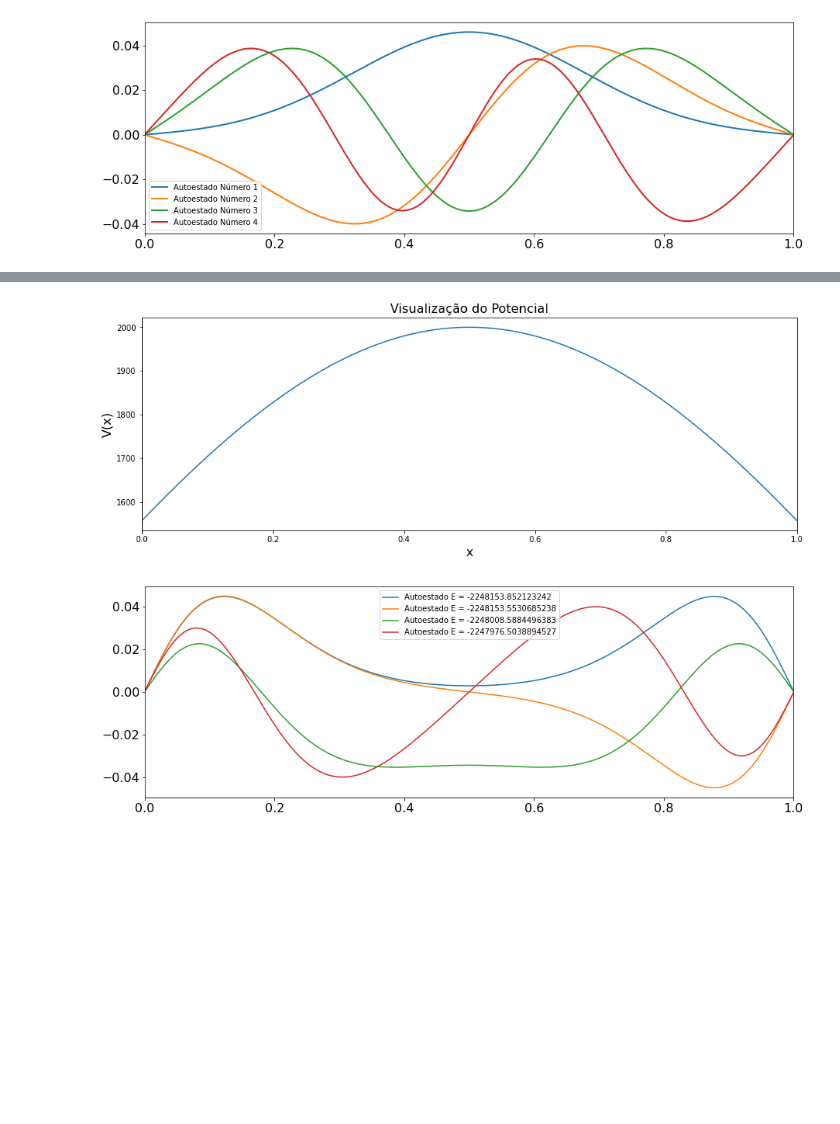
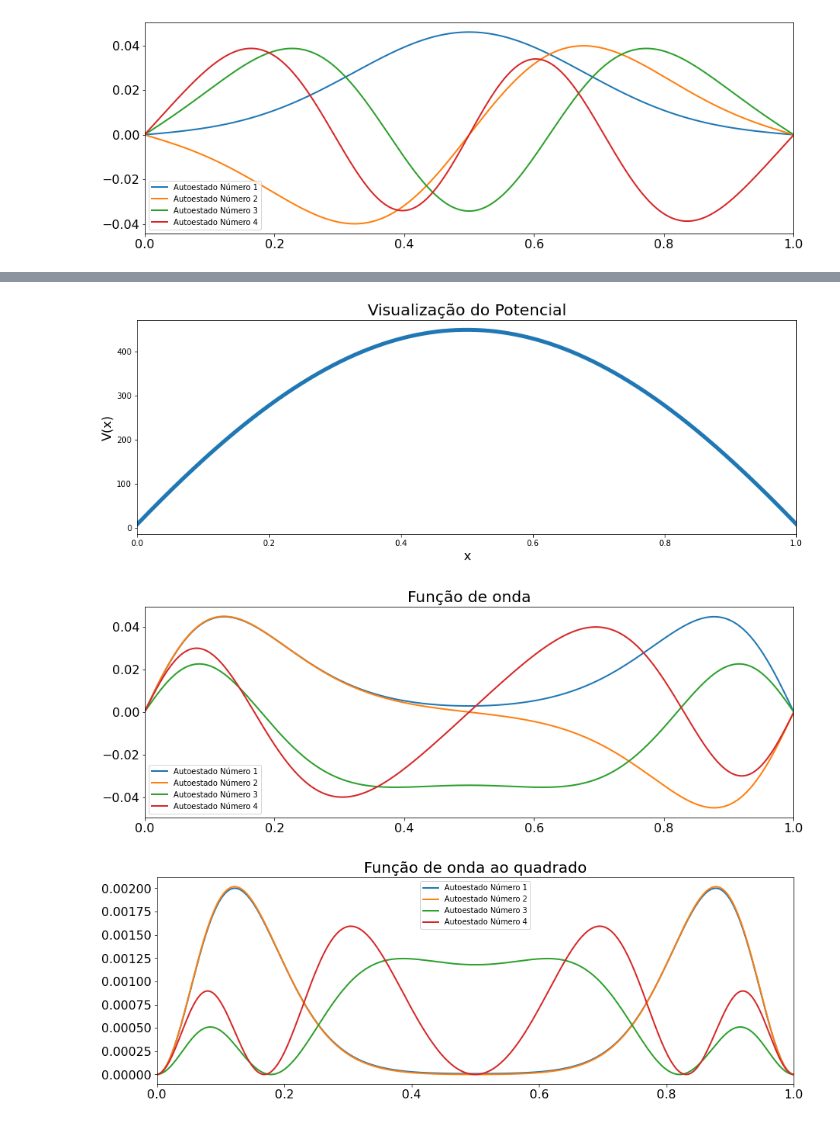
Before and after one commit to arthurto/Schr-dinger.py, a Jupyter notebook: 1D_Schrödinger.ipynb, the cells around one changed output, grey strips where cells are left out. Saved outputs shown, nothing was run; the diff lists cells and outputs as text; code cells hidden in the pictures; blank space fills up the shorter version.

```diff
--- a/1D_Schrödinger.ipynb
+++ b/1D_Schrödinger.ipynb
@@ -140,12 +140,12 @@ plt.show()
 
 
 def V_2(x): #definindo a função potencial
-    return 1000*np.exp(x**2)
+    return 1000*np.exp(x**2)-1000
 
 x = np.linspace(0,1,N)
 y = V_2(x)
 plt.figure(figsize=(15,5))
-plt.plot(x,y)
+plt.plot(x,y,lw = 5)
 plt.xlim(0,1)
 #plt.ylim(-0.25,0.25)
 plt.xlabel("x",fontsize = 16)
@@ -162,7 +162,7 @@ w, v = eigh_tridiagonal(d,e)
 
 plt.figure(figsize=(15,5))
 for i in range(4):
-    plt.plot(x,v.T[i],label = 'Autoestado Número '+str(i+1))
+    plt.plot(x,v.T[i],lw = 2,label = 'Autoestado Número '+str(i+1))
 plt.xlim(0,1)
 plt.xticks(fontsize=16)
 plt.yticks(fontsize=16)
@@ -208,17 +220,17 @@ plt.show()
 # %%
 
 def V_2(x): #definindo a função potencial
-    return 5000*np.abs(2*(x-0.7))**((x-0.7))
+    return 5000*np.abs(2*(x-0.7))**((x-0.7))-4000
 
 x = np.linspace(0,1,N)
 y = V_2(x)
 plt.figure(figsize=(15,5))
-plt.plot(x,y)
+plt.plot(x,y,lw = 5)
 plt.xlim(0,1)
 #plt.ylim(-0.25,0.25)
 plt.xlabel("x",fontsize = 16)
 plt.ylabel("V(x)",fontsize = 16)
-plt.title('Visualização do Potencial',fontsize = 16)
+plt.title('Visualização do Potencial',fontsize = 20)
 plt.show()
 
 x = np.linspace(0,1,N+1)
@@ -230,10 +242,21 @@ w, v = eigh_tridiagonal(d,e)
 
 plt.figure(figsize=(15,5))
 for i in range(4):
-    plt.plot(x,v.T[i],label = 'Autoestado E = '+str(w[i]))
+    plt.plot(x,v.T[i],lw = 2,label = 'Autoestado Número '+str(i+1))
+plt.title('Função de onda',fontsize = 20)
 plt.xlim(0,1)
 plt.xticks(fontsize=16)
 plt.yticks(fontsize=16)
 plt.legend()
 plt.show()
+
+plt.figure(figsize=(15,5))
+for i in range(4):
+    plt.plot(x,v.T[i]**2,lw = 2,label = 'Autoestado Número '+str(i+1))
+plt.title('Função de onda ao quadrado',fontsize = 20)
+plt.xlim(0,1)
+plt.xticks(fontsize=16)
+plt.yticks(fontsize=16)
+plt.legend()
+plt.show()
 # %% [output]
@@ -242,33 +266,45 @@ plt.show()
 # %%
 def V_2(x): #definindo a função potencial
-    return 2000*np.exp(-(x-0.5)**2)
+    return 2000*np.exp(-(x-0.5)**2)-1550
 
 x = np.linspace(0,1,N)
 y = V_2(x)
 plt.figure(figsize=(15,5))
-plt.plot(x,y)
+plt.plot(x,y,lw = 5)
 plt.xlim(0,1)
 #plt.ylim(-0.25,0.25)
 plt.xlabel("x",fontsize = 16)
 plt.ylabel("V(x)",fontsize = 16)
-plt.title('Visualização do Potencial',fontsize = 16)
+plt.title('Visualização do Potencial',fontsize = 20)
 plt.show()
 
 x = np.linspace(0,1,N+1)
 
 d = 1/(dx**2) + V_2(x) # Definimos os elementos da diagonal principal
 e = -np.ones(N)/(dx**2) # E os elementos das diagoanais imediatamente a cima e abaixo da principal
 
 w, v = eigh_tridiagonal(d,e)
 
 plt.figure(figsize=(15,5))
 for i in range(4):
-    plt.plot(x,v.T[i],label = 'Autoestado E = '+str(w[i]))
+    plt.plot(x,v.T[i],lw = 2,label = 'Autoestado Número '+str(i+1))
+plt.title('Função de onda',fontsize = 20)
 plt.xlim(0,1)
 plt.xticks(fontsize=16)
 plt.yticks(fontsize=16)
 plt.legend()
 plt.show()
+
+plt.figure(figsize=(15,5))
+for i in range(4):
+    plt.plot(x,v.T[i]**2,lw = 2,label = 'Autoestado Número '+str(i+1))
+plt.title('Função de onda ao quadrado',fontsize = 20)
+plt.xlim(0,1)
+plt.xticks(fontsize=16)
+plt.yticks(fontsize=16)
+plt.legend()
+plt.show()
 # %% [output]
-[figure, old version]
+[figure, new version]
-[figure, old version]
+[figure, new version]
+[figure, added]
```
Also changed, not shown: parts of 4 cells of this notebook.
